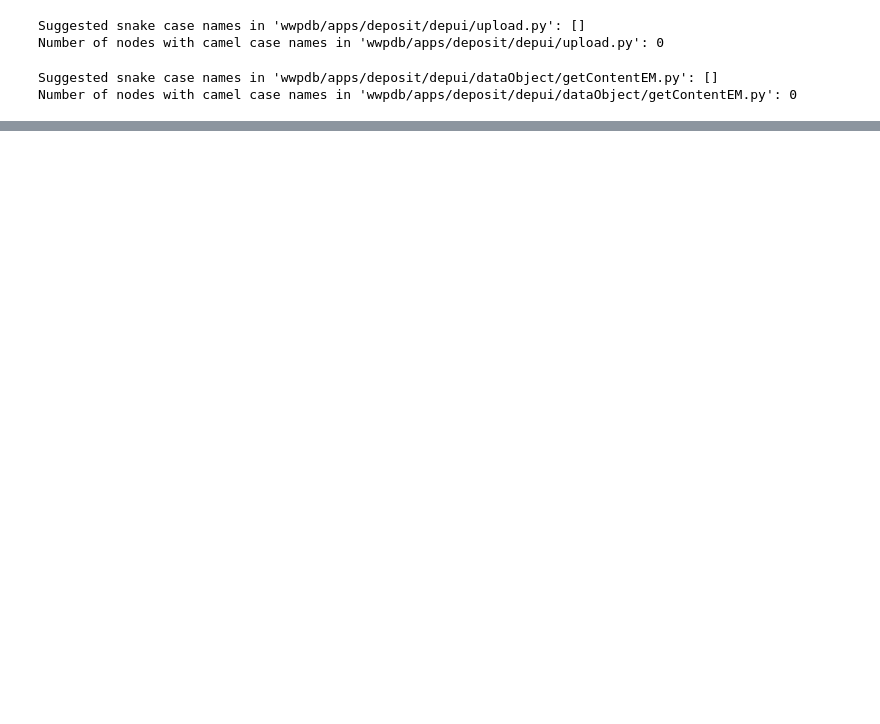
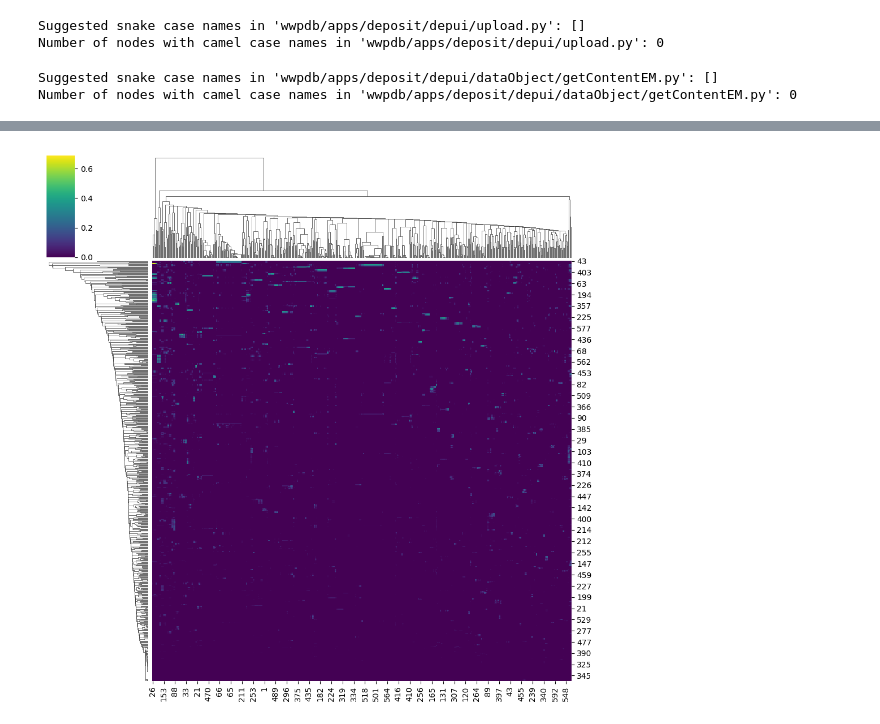
Before and after one commit to lucas-ebi/traceparser, a Jupyter notebook: vizanalyser.ipynb, the cells around one changed output, grey strips where cells are left out. Drawn from its saved outputs; the diff is of its cells as text; code cells hidden in the pictures; blank space fills up the shorter version.

```diff
--- a/vizanalyser.ipynb
+++ b/vizanalyser.ipynb
@@ -599,0 +594,17 @@ print(analysis_results)
+# %%
+import seaborn as sns
+import networkx as nx
+import matplotlib.pyplot as plt
+from scipy.ndimage import gaussian_filter
+
+# Get the adjacency matrix of the graph
+adj_matrix = nx.to_numpy_array(G)
+
+# Apply a Gaussian filter to smooth the adjacency matrix
+smoothed_adj_matrix = gaussian_filter(adj_matrix, sigma=1)  # Adjust sigma as needed
+
+# Plot the cluster map with the smoothed matrix
+sns.clustermap(smoothed_adj_matrix, cmap='viridis', figsize=(10, 10))
+plt.show()
+# %% [output]
+[figure, added]
```
Also changed, not shown: parts of 26 cells of this notebook.
